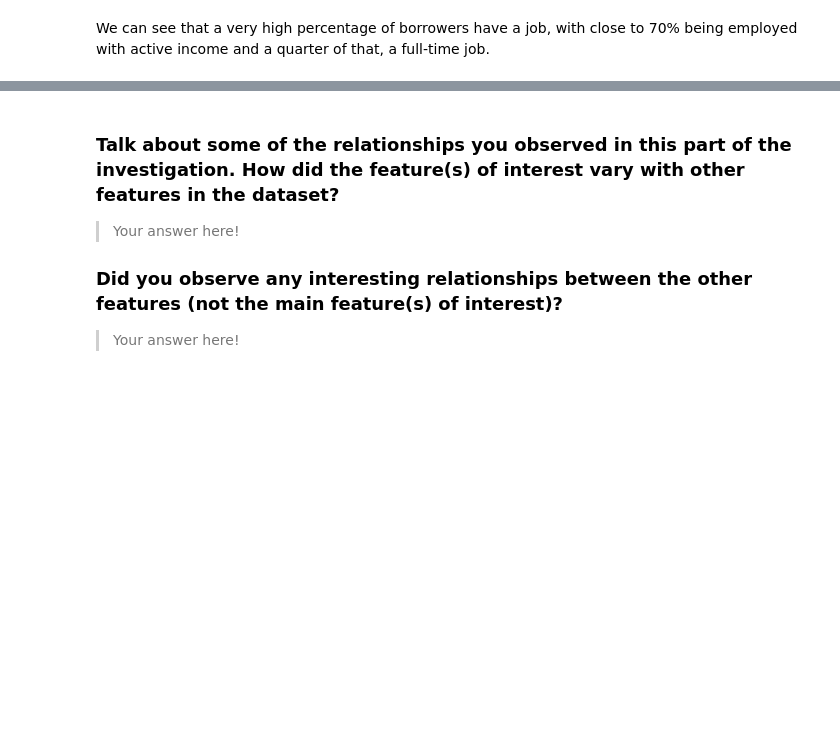
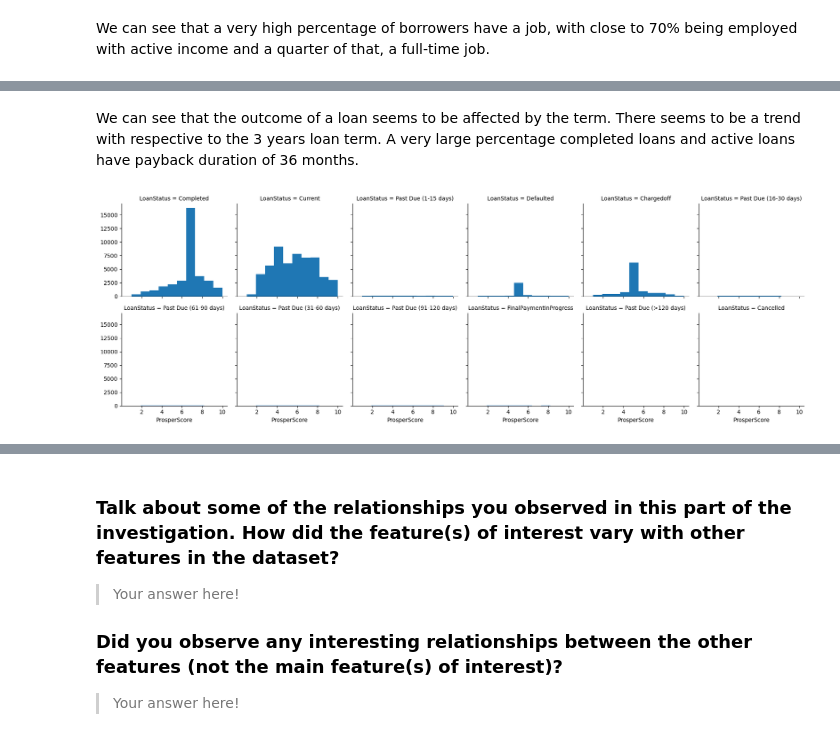
Before and after one commit to ismailomodara/prosper-loan-analysis, a Jupyter notebook: Prosper_Loans_Data_Part1.ipynb, the cells around one changed output, grey strips where cells are left out. Cells and saved outputs as stored; diff of their text form; code cells hidden in the pictures; blank space fills up the shorter version.

```diff
--- a/Prosper_Loans_Data_Part1.ipynb
+++ b/Prosper_Loans_Data_Part1.ipynb
@@ -362,0 +393,7 @@ fashion in the previous section (univariate exploration).
+# %% [markdown]
+We can see that the outcome of a loan seems to be affected by the term. There seems to be a trend with respective to the 3 years loan term. A very large percentage completed loans and active loans have payback duration of 36 months.
+# %%
+g = sb.FacetGrid(data = loans_clean, col = 'LoanStatus', col_wrap = 6)
+g.map(plt.hist, "ProsperScore");
+# %% [output]
+[figure, added]
```
Also changed, not shown: parts of 25 cells of this notebook, 2 other files.
